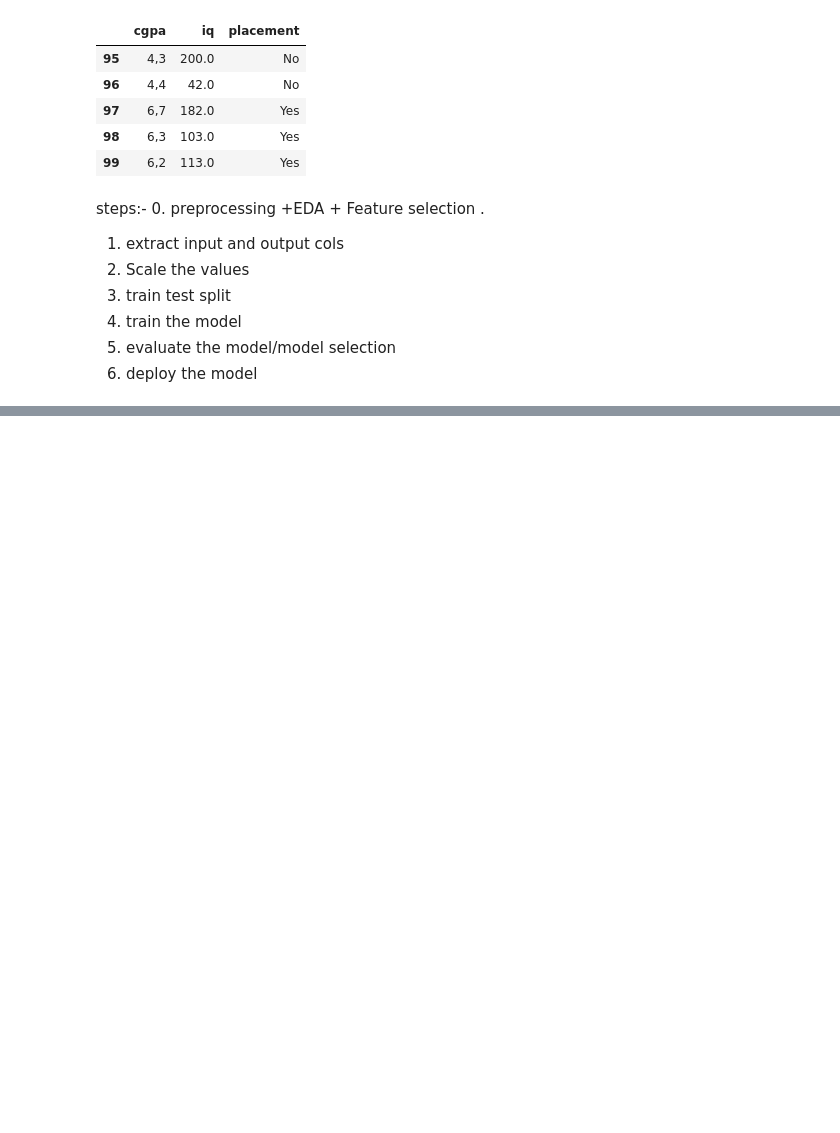
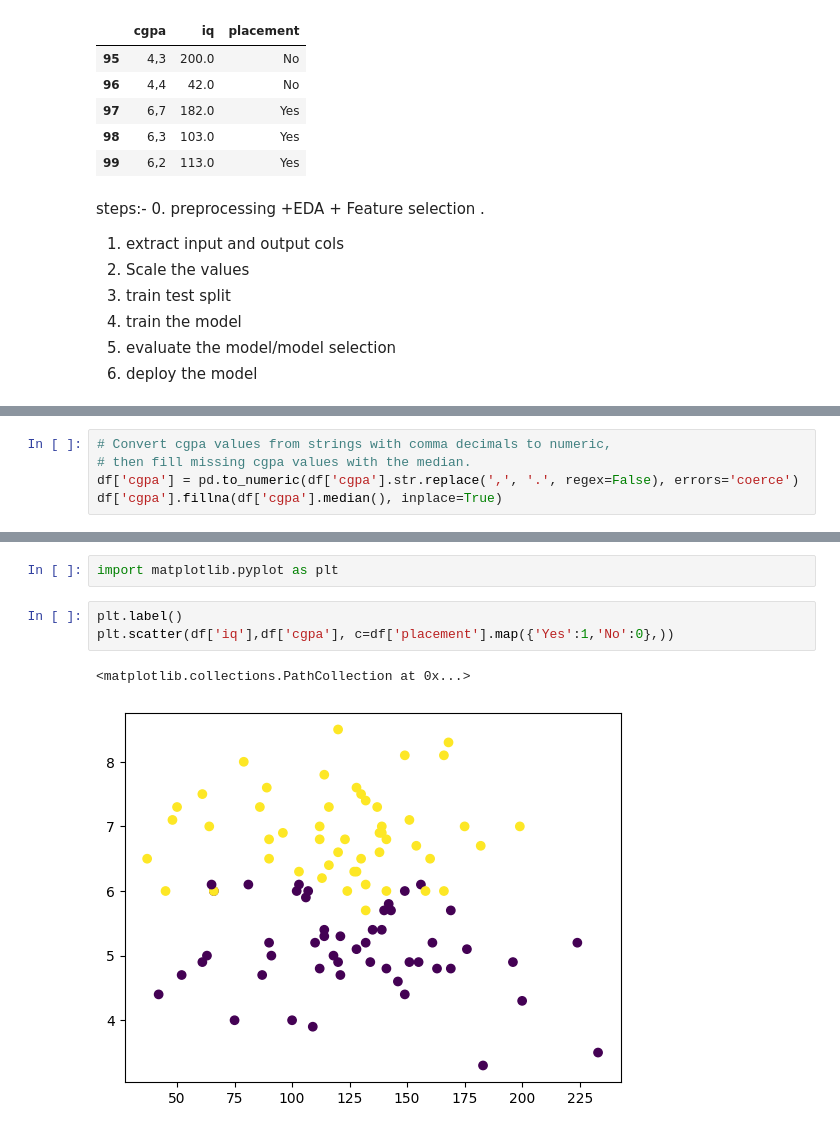
Before and after one commit to Kumardjj/Full_Stack_ML, a Jupyter notebook: practice_projects/practice1/practice1.ipynb, the cells around one changed output, grey strips where cells are left out. Cells and saved outputs as stored; diff of their text form; blank space fills up the shorter version.

```diff
--- a/practice_projects/practice1/practice1.ipynb
+++ b/practice_projects/practice1/practice1.ipynb
@@ -36,0 +92,5 @@ steps:-
+# %%
+# Convert cgpa values from strings with comma decimals to numeric,
+# then fill missing cgpa values with the median.
+df['cgpa'] = pd.to_numeric(df['cgpa'].str.replace(',', '.', regex=False), errors='coerce')
+df['cgpa'].fillna(df['cgpa'].median(), inplace=True)
@@ -36,0 +111,8 @@ steps:-
+# %%
+import matplotlib.pyplot as plt
+# %%
+plt.label()
+plt.scatter(df['iq'],df['cgpa'], c=df['placement'].map({'Yes':1,'No':0},))
+# %% [output]
+<matplotlib.collections.PathCollection at 0x...>
+[figure, added]
```
Also changed, not shown: parts of 5 cells of this notebook.
